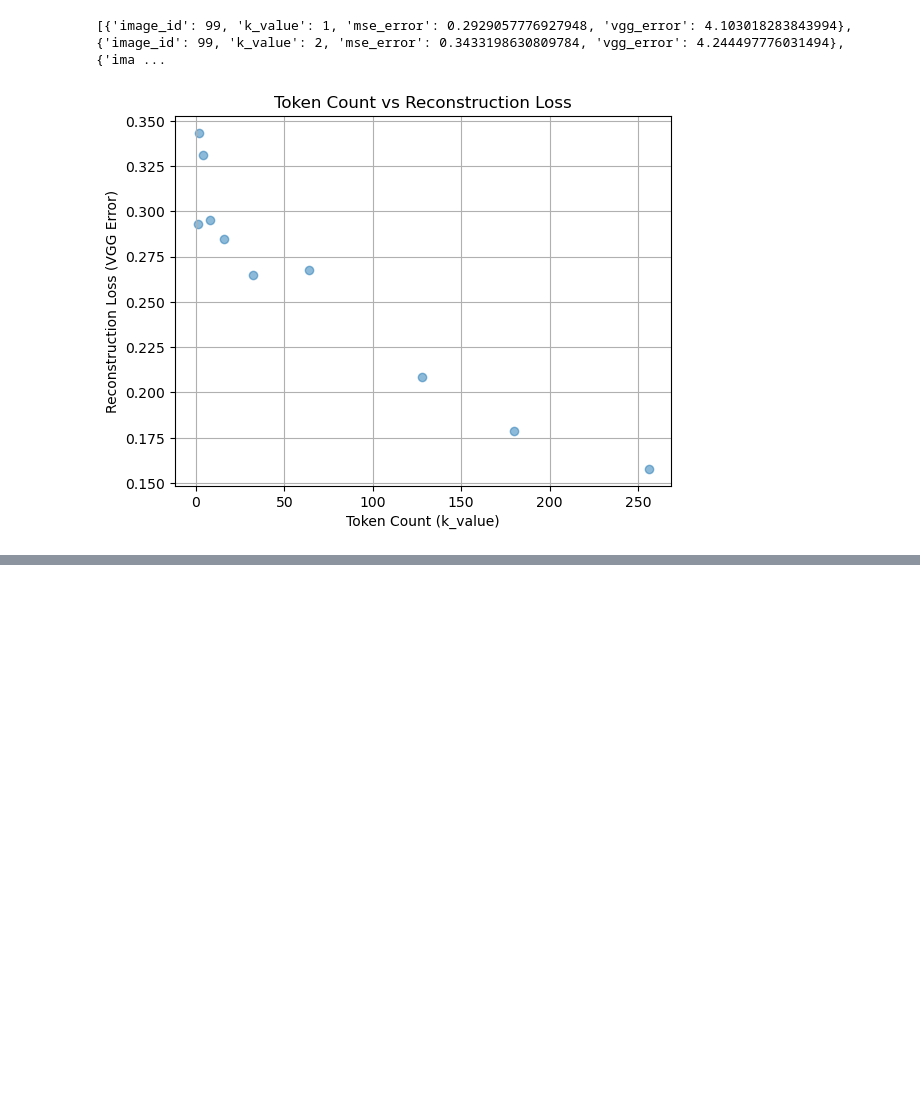
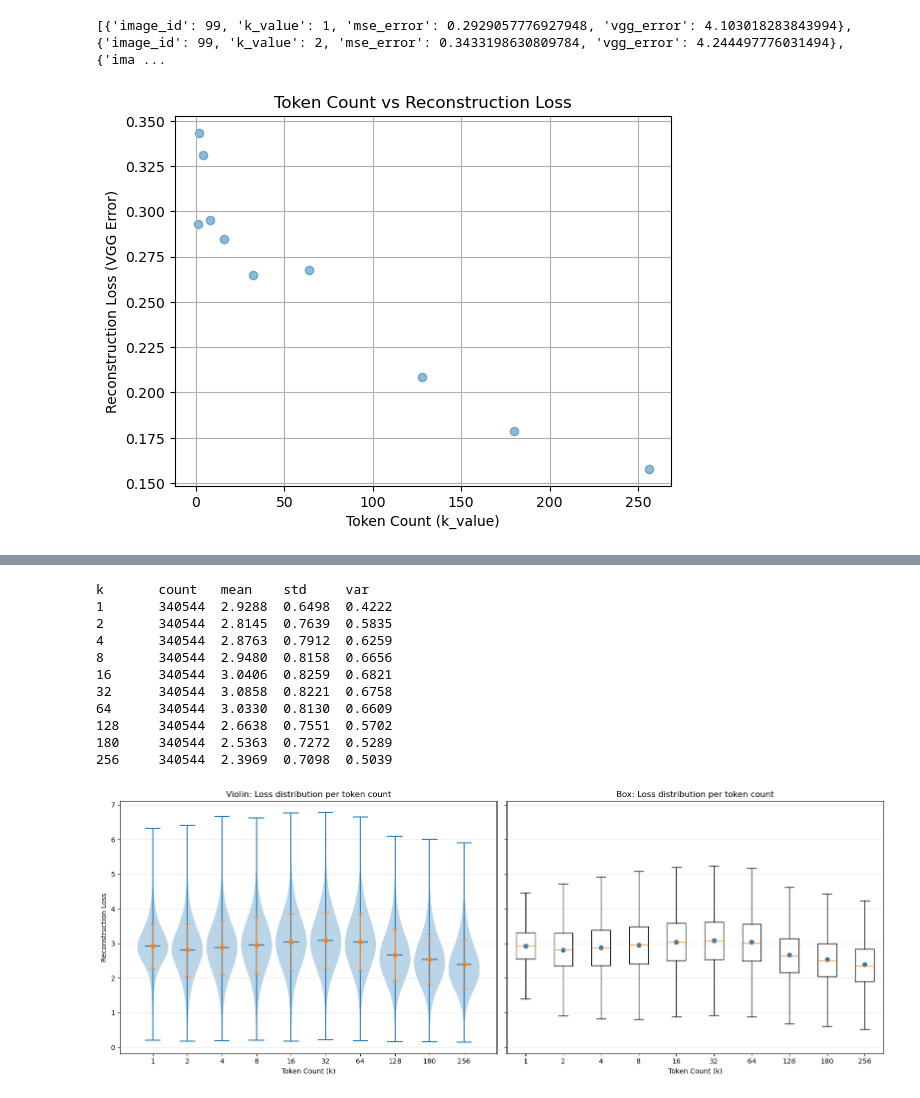
Before and after one commit to hevra01/thesis, a Jupyter notebook: notebooks/baseline_loss_tokenCount_relationship.ipynb, the cells around one changed output, grey strips where cells are left out. Cells and saved outputs as stored; diff of their text form; code cells hidden in the pictures; blank space fills up the shorter version.

Commit message:
visual insights about predicting token count given the loss

```diff
--- a/notebooks/baseline_loss_tokenCount_relationship.ipynb
+++ b/notebooks/baseline_loss_tokenCount_relationship.ipynb
@@ -139,0 +99,75 @@ plt.show()
+# %%
+import numpy as np
+import matplotlib.pyplot as plt
+from collections import defaultdict
+
+
+k_vals = np.array([int(d["k_value"]) for d in data])
+loss_vals = np.array([float(d["vgg_error"]) for d in data])  # or "vgg_error"
+by_k = defaultdict(list)
+for k, l in zip(k_vals, loss_vals):
+    by_k[int(k)].append(float(l))
+
+ks_list = sorted(by_k.keys())
+loss_groups = [np.asarray(by_k[k], dtype=float) for k in ks_list]
+
+# --- Compute stats ---
+means = np.array([g.mean() for g in loss_groups])
+stds  = np.array([g.std(ddof=1) if len(g) > 1 else 0.0 for g in loss_groups])
+vars_ = stds**2
+
+# (optional) print a tiny table
+print("k\tcount\tmean\tstd\tvar")
+for k, g, m, s, v in zip(ks_list, loss_groups, means, stds, vars_):
+    print(f"{k}\t{len(g):5d}\t{m:.4f}\t{s:.4f}\t{v:.4f}")
+
+# --- Plots ---
+fig, axes = plt.subplots(1, 2, figsize=(16, 6), sharey=True)
+xpos = np.arange(len(ks_list))
+
+# Violin plot
+parts = axes[0].violinplot(
+    loss_groups,
+    positions=xpos,
+    showmeans=True,
+    showextrema=True,
+    widths=0.9
+)
+
+# Overlay mean ± std as error bars
+axes[0].errorbar(
+    xpos, means, yerr=stds,
+    fmt='o', capsize=4, linewidth=1
+)
+axes[0].set_xticks(xpos)
+axes[0].set_xticklabels(ks_list)
+axes[0].set_title('Violin: Loss distribution per token count')
+axes[0].set_xlabel('Token Count (k)')
+axes[0].set_ylabel('Reconstruction Loss')
+axes[0].grid(True, axis='y', alpha=0.3)
+
+# Box plot (without outliers for readability)
+axes[1].boxplot(loss_groups, positions=xpos, showfliers=False)
+# Overlay means on box plot as well (no error bars to keep clean)
+axes[1].plot(xpos, means, marker='o', linestyle='none')
+axes[1].set_xticks(xpos)
+axes[1].set_xticklabels(ks_list)
+axes[1].set_title('Box: Loss distribution per token count')
+axes[1].set_xlabel('Token Count (k)')
+axes[1].grid(True, axis='y', alpha=0.3)
+
+plt.tight_layout()
+plt.show()
+# %% [output]
+k       count   mean    std     var
+1       340544  2.9288  0.6498  0.4222
+2       340544  2.8145  0.7639  0.5835
+4       340544  2.8763  0.7912  0.6259
+8       340544  2.9480  0.8158  0.6656
+16      340544  3.0406  0.8259  0.6821
+32      340544  3.0858  0.8221  0.6758
+64      340544  3.0330  0.8130  0.6609
+128     340544  2.6638  0.7551  0.5702
+180     340544  2.5363  0.7272  0.5289
+256     340544  2.3969  0.7098  0.5039
+[figure, added]
```
Also changed, not shown: parts of 6 cells of this notebook, 2 other files.
